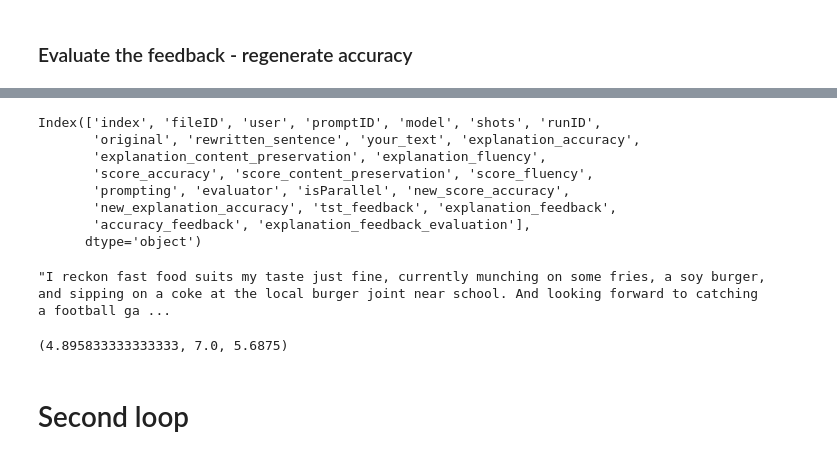
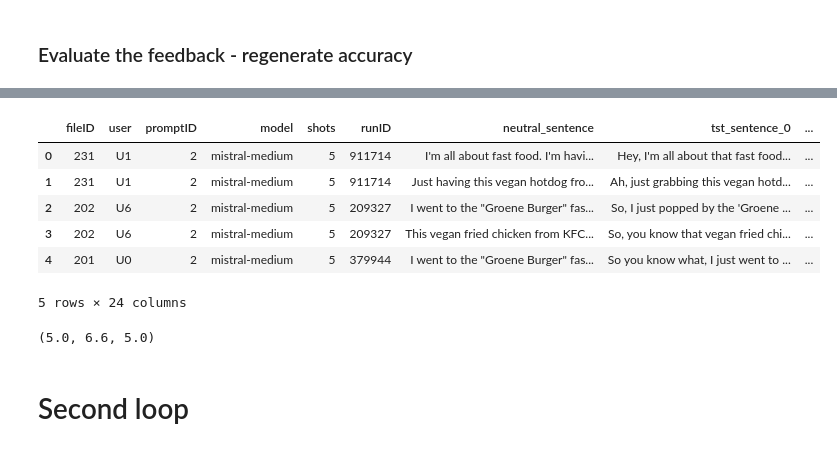
Before and after one commit to MovezNetwork/llm-evaluation, a Jupyter notebook: N7_Reflection_llm.ipynb, the cells around one changed output, grey strips where cells are left out. Drawn from its saved outputs; the diff is of its cells as text; code cells hidden in the pictures.

```diff
--- a/N7_Reflection_llm.ipynb
+++ b/N7_Reflection_llm.ipynb
@@ -123,23 +134,7 @@ def remove_quotes(s):
-# %%
-for i,r in feedback_df.iterrows():
-    s = remove_quotes(r['explanation_feedback'].split(':')[1].split('\n')[0])
-    if s:
-        feedback_df['tst_feedback'].iloc[i] = s
-    else:
-        # some sentences are messed up, as Sentence: is followed with new line, so they require different handling
-        feedback_df['tst_feedback'].iloc[i] = r['explanation_feedback'].split(':')[1].strip().split('\n')[0]
 # %% [markdown]
 ### Evaluate the feedback - regenerate accuracy
-# %%
-prompts_dict_new_accuracy = {
-    # Generic prompt
-    'prompt_p1': 'You are an expert in text style transfer. Here is text T1, supposedly writen in a style of person X: {} ',
-
-    # Accuracy
-    'prompt_p2': 'and here is another text T2, containing are a set of unrelated sentences (separated with ;), that are actually written by person X: {} ',
-    'prompt_p3': 'How different is the conversational style in T1 and T2 on a continuous scale from 1 (completely identical styles) to 10 (completely different styles)? For scoring focus on semantics and syntax. Difference in discussed topics or contexts is irrelevant for the score. Result = . Format result as "score" and "explanation".',
-}
 # %%
+accuracy_loop_id = 1
 feedback_tst_evl_df = pd.DataFrame()
 for index, row in feedback_df.iterrows():
-    feedback_tst_evl_df = pd.concat([feedback_tst_evl_df, evl.get_updated_evaluation_mistral(prompts_dict_new_accuracy, row, 'NoContext_' + format(index),'feedback_evaluation')], ignore_index=True)
+    feedback_tst_evl_df = pd.concat([feedback_tst_evl_df,evl.get_accuracy_score(prompts_dict_new_accuracy, row, 'NoContext_' + format(index), accuracy_loop_id)], ignore_index=True)
@@ -146 +159,12 @@ for index, row in feedback_df.iterrows():
+# %%
+feedback_tst_evl_df = evl.extract_explanation(feedback_tst_evl_df,'explanation_accuracy_' + str(accuracy_loop_id))
+feedback_tst_evl_df
+# %% [output]
+|  | fileID | user | promptID | model | shots | runID | neutral_sentence | tst_sentence_0 | ... |
+| 0 | 231 | U1 | 2 | mistral-medium | 5 | 911714 | I'm all about fast food. I'm havi... | Hey, I'm all about that fast food... | ... |
+| 1 | 231 | U1 | 2 | mistral-medium | 5 | 911714 | Just having this vegan hotdog fro... | Ah, just grabbing this vegan hotd... | ... |
+| 2 | 202 | U6 | 2 | mistral-medium | 5 | 209327 | I went to the "Groene Burger" fas... | So, I just popped by the 'Groene ... | ... |
+| 3 | 202 | U6 | 2 | mistral-medium | 5 | 209327 | This vegan fried chicken from KFC... | So, you know that vegan fried chi... | ... |
+| 4 | 201 | U0 | 2 | mistral-medium | 5 | 379944 | I went to the "Groene Burger" fas... | So you know what, I just went to ... | ... |
+5 rows × 24 columns
 # %%
@@ -148,21 +172,6 @@ feedback_tst_evl_df.to_csv('f8_llm_evaluation_data/Mistral/0_loop_accuracy_feedb
-# %%
-feedback_tst_evl_df.columns
-# %% [output]
-Index(['index', 'fileID', 'user', 'promptID', 'model', 'shots', 'runID',
-       'original', 'rewritten_sentence', 'your_text', 'explanation_accuracy',
-       'explanation_content_preservation', 'explanation_fluency',
-       'score_accuracy', 'score_content_preservation', 'score_fluency',
-       'prompting', 'evaluator', 'isParallel', 'new_score_accuracy',
-       'new_explanation_accuracy', 'tst_feedback', 'explanation_feedback',
-       'accuracy_feedback', 'explanation_feedback_evaluation'],
-      dtype='object')
-# %%
-''.join(feedback_tst_evl_df['tst_feedback'][0:2])
-# %% [output]
-"I reckon fast food suits my taste just fine, currently munching on some fries, a soy burger, and sipping on a coke at the local burger joint near school. And looking forward to catching a football ga ...
 # %%
-df['score_accuracy'].astype(float).mean(),df['new_score_accuracy'].astype(float).mean(),feedback_tst_evl_df['accuracy_feedback'].astype(float).mean()
+df['score_accuracy'].astype(float).mean(),df['score_accuracy_0'].astype(float).mean(),feedback_tst_evl_df['score_accuracy_1'].astype(float).mean()
 # %% [output]
-(4.895833333333333, 7.0, 5.6875)
+(5.0, 6.6, 5.0)
 # %% [markdown]
 # Second loop
```
Also changed, not shown: parts of 34 cells of this notebook, 1 other file.
